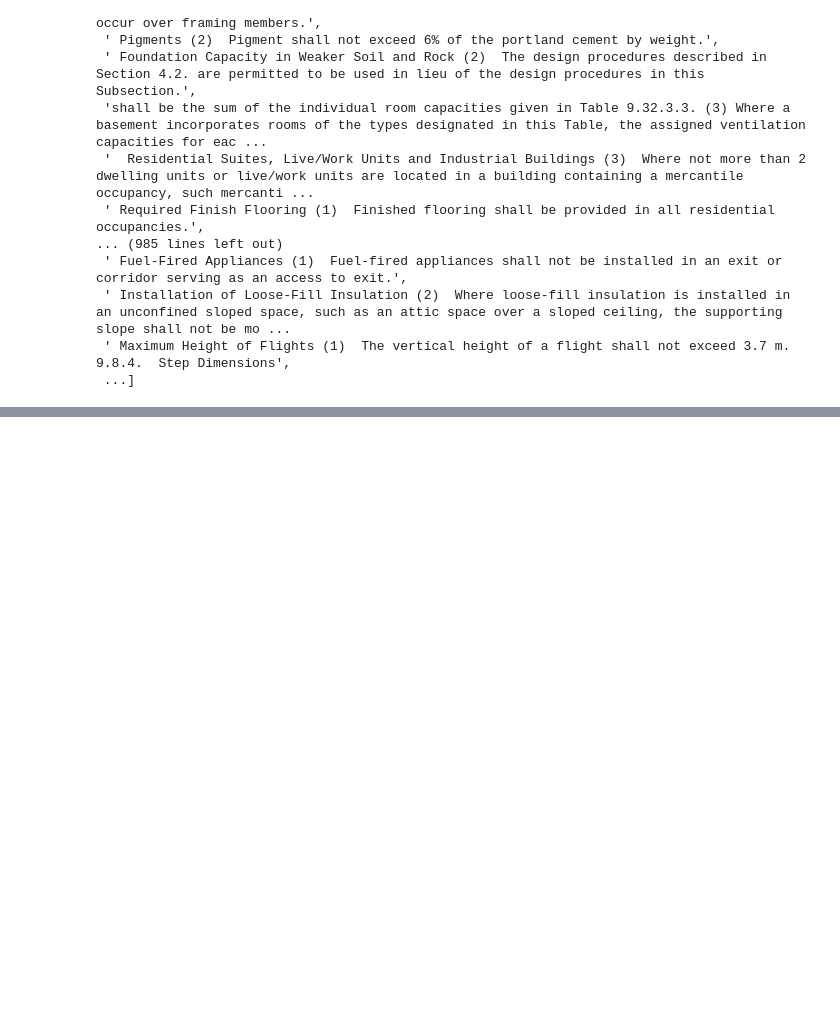
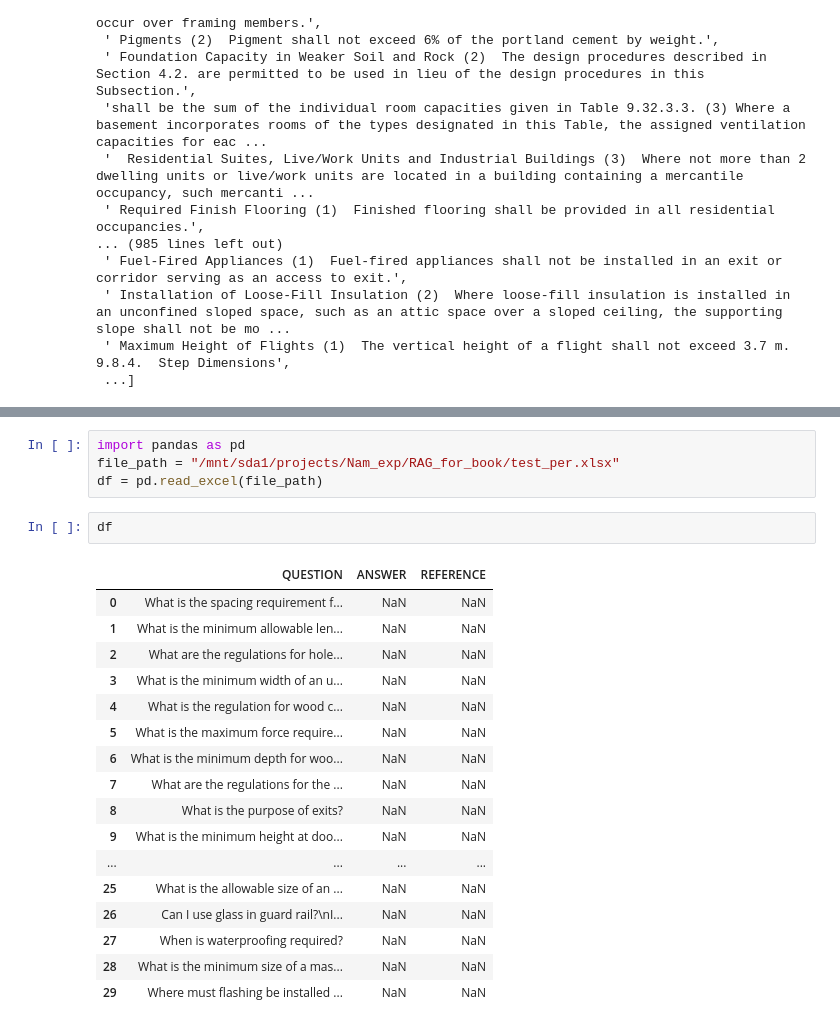
Before and after one commit to nhatnam2609/RAG_for_book, a Jupyter notebook: notebook_claude.ipynb, the cells around one changed output, grey strips where cells are left out. Saved outputs shown, nothing was run; the diff lists cells and outputs as text; blank space fills up the shorter version.

```diff
--- a/notebook_claude.ipynb
+++ b/notebook_claude.ipynb
@@ -138,0 +230,24 @@ db.db.get()['documents']
+# %%
+import pandas as pd
+file_path = "/mnt/sda1/projects/Nam_exp/RAG_for_book/test_per.xlsx"
+df = pd.read_excel(file_path)
+# %%
+df
+# %% [output]
+|  | QUESTION | ANSWER | REFERENCE |
+| 0 | What is the spacing requirement f... | NaN | NaN |
+| 1 | What is the minimum allowable len... | NaN | NaN |
+| 2 | What are the regulations for hole... | NaN | NaN |
+| 3 | What is the minimum width of an u... | NaN | NaN |
+| 4 | What is the regulation for wood c... | NaN | NaN |
+| 5 | What is the maximum force require... | NaN | NaN |
+| 6 | What is the minimum depth for woo... | NaN | NaN |
+| 7 | What are the regulations for the ... | NaN | NaN |
+| 8 | What is the purpose of exits? | NaN | NaN |
+| 9 | What is the minimum height at doo... | NaN | NaN |
+| ... | ... | ... | ... |
+| 25 | What is the allowable size of an ... | NaN | NaN |
+| 26 | Can I use glass in guard rail?\nI... | NaN | NaN |
+| 27 | When is waterproofing required? | NaN | NaN |
+| 28 | What is the minimum size of a mas... | NaN | NaN |
+| 29 | Where must flashing be installed ... | NaN | NaN |
```
Also changed, not shown: parts of 7 cells of this notebook, 3 other files.
